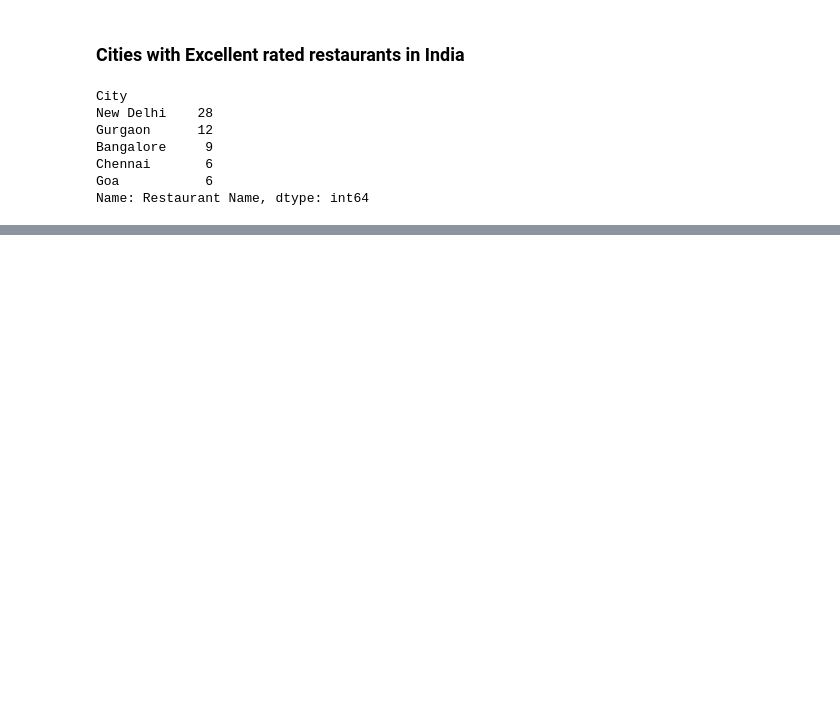
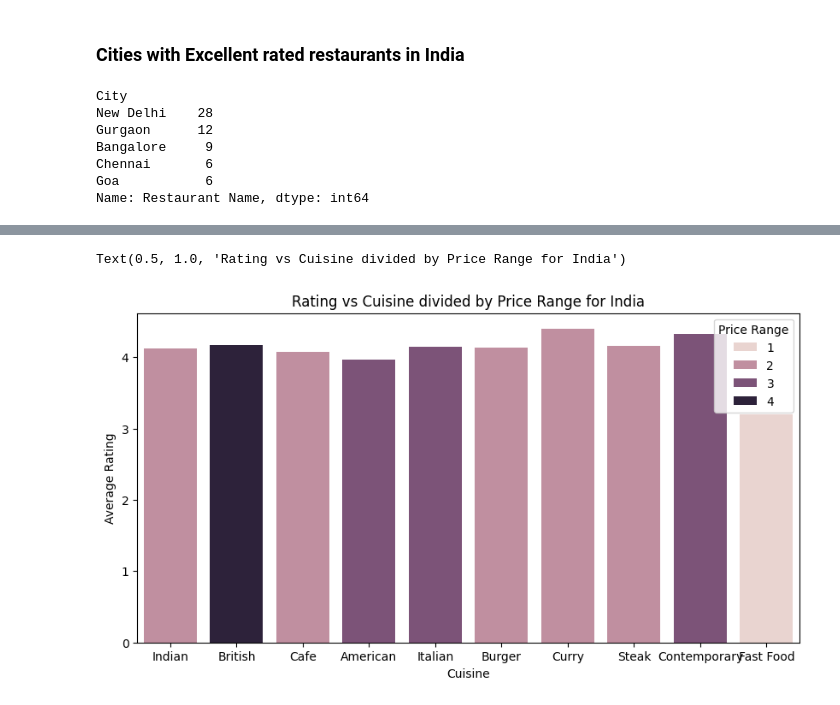
Before and after one commit to sohamraktawan/Exploratory-Data-Analysis, a Jupyter notebook: Zomato.ipynb, the cells around one changed output, grey strips where cells are left out. Saved outputs shown, nothing was run; the diff lists cells and outputs as text; code cells hidden in the pictures; blank space fills up the shorter version.

```diff
--- a/Zomato.ipynb
+++ b/Zomato.ipynb
@@ -522,0 +663,6 @@ Name: Restaurant Name, dtype: int64
+# %%
+df_new = df
+# %%
+l = df_cuisines.columns.to_list()
+l.append("Country")
+print(l)
@@ -522,0 +805,9 @@ Name: Restaurant Name, dtype: int64
+# %%
+l.append("Country")
+top_cuisines = df_new[l].groupby("Country").sum().loc["India"].nlargest(10).index.to_list()
+df_agg = pd.DataFrame(columns = ["Cuisine", "Average Rating", "Price Range"])
+# %%
+for i in top_cuisines:
+    new_row = [i, df_new[(df_new[i] == 1) & (df_new["Country"] == "India")]["Aggregate rating"].mean(), df_new[(df_new[i] == 1) & (df_new["Country"] == "India")]["Price range"].mode()[0]]
+    print(new_row)
+    df_agg.loc[len(df_agg)] = new_row
@@ -522,0 +839,8 @@ Name: Restaurant Name, dtype: int64
+# %%
+
+plt.figure(figsize=(10,5))
+sns.barplot(x = "Cuisine", y = "Average Rating" , data = df_agg, hue="Price Range")
+plt.title("Rating vs Cuisine divided by Price Range for India")
+# %% [output]
+Text(0.5, 1.0, 'Rating vs Cuisine divided by Price Range for India')
+[figure, added]
```
Also changed, not shown: parts of 57 cells of this notebook.
